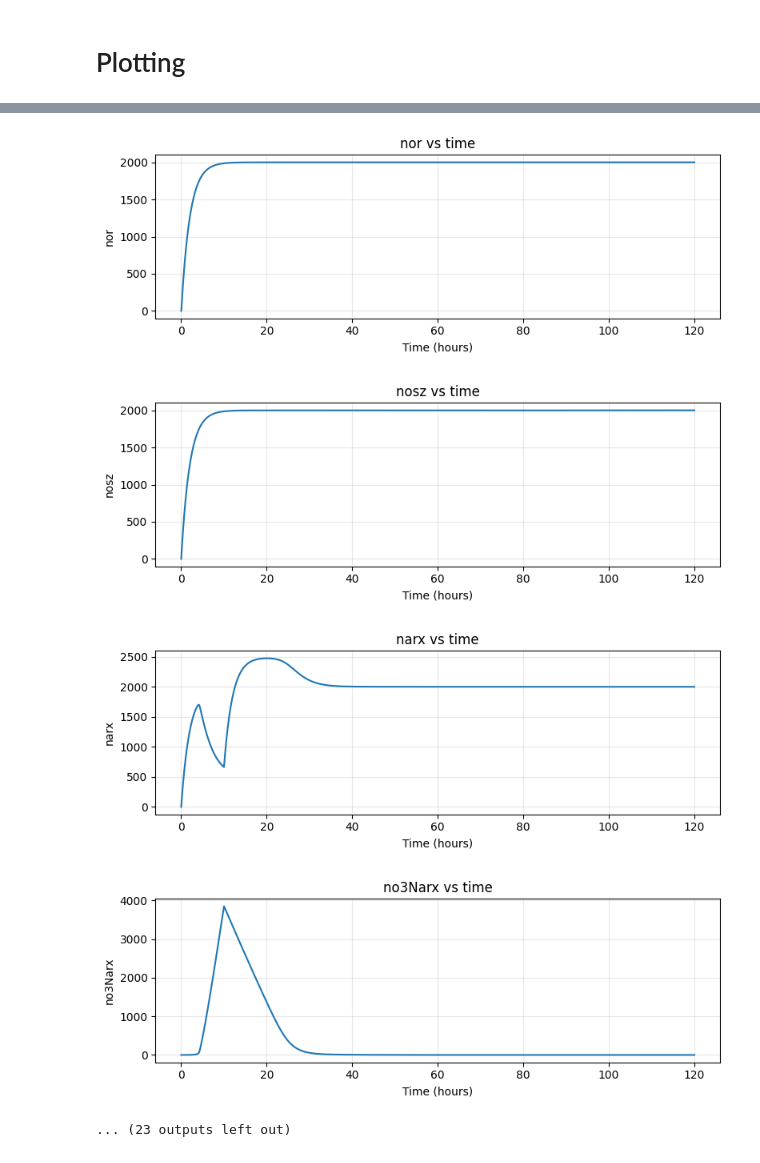
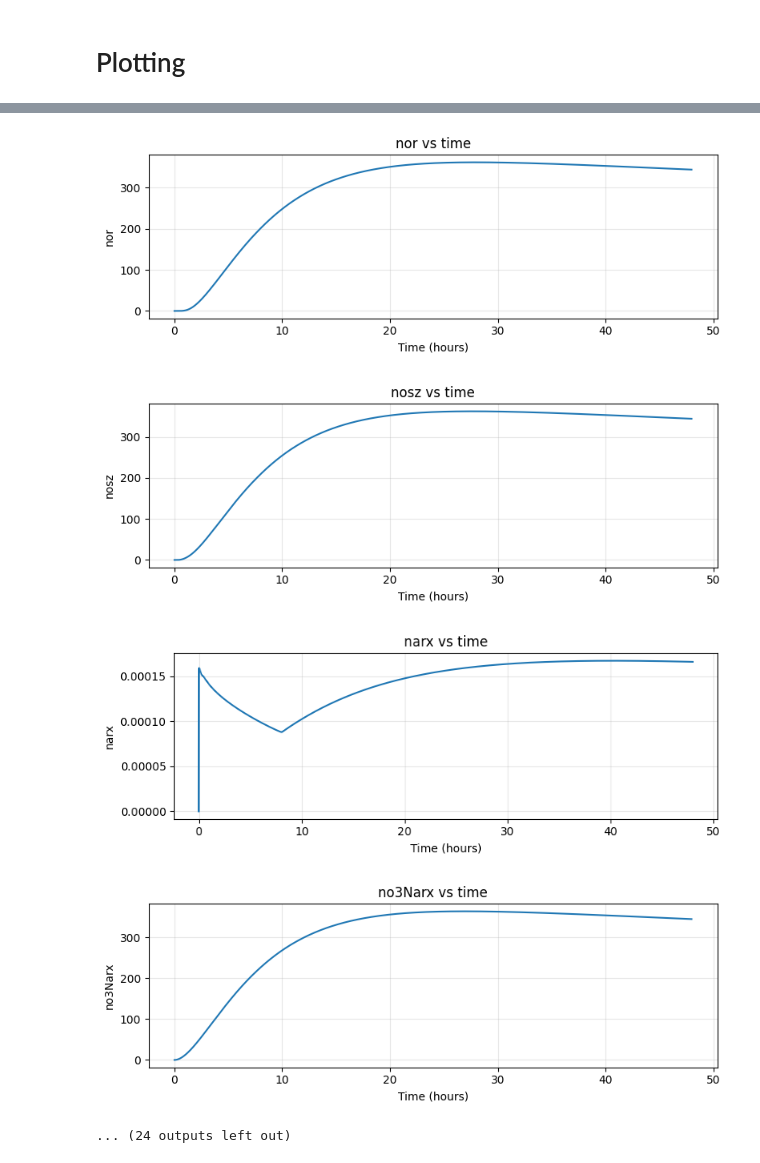
Before and after one commit to Ablacat/BME260PBL2, a Jupyter notebook: pbl2.ipynb, the cells around one changed output, grey strips where cells are left out. Drawn from its saved outputs; the diff is of its cells as text; code cells hidden in the pictures.

Commit message:
Running model (with dummy params), added ribosome resource

```diff
--- a/pbl2.ipynb
+++ b/pbl2.ipynb
@@ -277,27 +290,30 @@ def dmRNAActivateddt(_mRNA, _activator, _activatorEc50):
+# %%
+def dRibosomedt(_ribosome):
+    return - ribosomeDegradationK * _ribosome
 # %% [markdown]
 ## Total Rate Equation
 # %%
 def dYdt(_t, _y):
-    no3Extracellular, no3Cell, no2, no, n2o, n2, nr, nir, nor, nosz, narx, no3Narx, narl, narlp, norr, noNorr, norvw, norvwp, nnrr, noNnrr, hpo4Extracellular, hpo4Cell, hpo4Compartment, po4, caCell, caCompartment, ca3po4, hExtracellular, hCell, hCompartment, mRNA, nrmRNA, nirmRNA, normRNA, noszmRNA = _y
+    no3Extracellular, no3Cell, no2, no, n2o, n2, nr, nir, nor, nosz, narx, no3Narx, narl, narlp, norr, noNorr, norvw, norvwp, nnrr, noNnrr, hpo4Extracellular, hpo4Cell, hpo4Compartment, po4, caCell, caCompartment, ca3po4, hExtracellular, hCell, hCompartment, mRNA, nrmRNA, nirmRNA, normRNA, noszmRNA, ribosome = _y
     return [dNo3Extracellulardt(no3Extracellular, no3Cell),
             dNo3Celldt(no3Extracellular, no3Cell, nr, no2, hCell, narx, no3Narx),
             dNo2dt(nr, no3Cell, hCell, no2, nir, no),
             dNodt(nir, no2, hCell, no, nor, n2o, norr, noNorr, nnrr, noNnrr),
             dN2odt(nor, no, hCell, n2o, nosz, n2, norr, noNorr),
             dN2dt(nosz, n2o, hCell, n2),
-            dDenitroEnzymedt(nrmRNA, nr, nrDegradationK),
-            dDenitroEnzymedt(nirmRNA, nir, nirDegradationK),
-            dDenitroEnzymedt(normRNA, nor, norDegradationK),
-            dDenitroEnzymedt(noszmRNA, nosz, noszDegradationK),
-            dNarxdt(mRNA, narx, no3Cell, no3Narx),
+            dDenitroEnzymedt(nrmRNA, nr, nrDegradationK, ribosome),
+            dDenitroEnzymedt(nirmRNA, nir, nirDegradationK, ribosome),
+            dDenitroEnzymedt(normRNA, nor, norDegradationK, ribosome),
+            dDenitroEnzymedt(noszmRNA, nosz, noszDegradationK, ribosome),
+            dNarxdt(mRNA, narx, no3Cell, no3Narx, ribosome),
             dNo3Narxdt(no3Cell, narx, no3Narx),
-            dNarLdt(mRNA, narl, no3Narx, narlp),
+            dNarLdt(mRNA, narl, no3Narx, narlp, ribosome),
             dNarlpdt(narl, no3Narx, narlp),
-            dNorrdt(mRNA, norr, no, noNorr),
+            dNorrdt(mRNA, norr, no, noNorr, ribosome),
             dNoNorrdt(no, norr, noNorr),
-            dNorvwdt(mRNA, norvw, noNorr, norvwp),
+            dNorvwdt(mRNA, norvw, noNorr, norvwp, ribosome),
             dNorvwpdt(norvw, noNorr, norvwp),
-            dNnrrdt(mRNA, nnrr, no, noNnrr),
+            dNnrrdt(mRNA, nnrr, no, noNnrr, ribosome),
             dNoNnrrdt(no, nnrr, noNnrr),
             dHpo4Extracellulardt(hpo4Extracellular),
             dHpo4Celldt(hpo4Extracellular, hpo4Cell),
@@ -313,11 +329,12 @@ def dYdt(_t, _y):
             dmRNAActivateddt(nrmRNA, narlp, narlpEc50),
             dmRNAActivateddt(nirmRNA, narlp, narlpEc50),
             dmRNAActivateddt(normRNA, norvwp, norvwpEc50),
-            dmRNAActivateddt(noszmRNA, noNnrr, noNnrrEc50)]
+            dmRNAActivateddt(noszmRNA, noNnrr, noNnrrEc50),
+            dRibosomedt(ribosome)]
 # %% [markdown]
 # Initial Conditions
 # %%
-dummyConcentration = 10000
+dummyConcentration = 800 # uM
 
 no3Extracellular = dummyConcentration
 no3Cell = 0
@@ -354,24 +371,23 @@ nrmRNA = 0
 nirmRNA = 0
 normRNA = 0
 noszmRNA = 0
+ribosome = dummyConcentration
 # %% [markdown]
 # Simulation
 # %%
-t0, tf = 0.0, 120.0 # time span for 5 days in hours
-
-doseInterval = 12 # hours between doses
+t0, tf = 0.0, 48 # 48 hours
 
 y = [no3Extracellular, no3Cell, no2, no, n2o, n2, nr, nir, nor, nosz, narx, no3Narx, narl, narlp, norr, noNorr, norvw, norvwp, nnrr, noNnrr,
      hpo4Extracellular, hpo4Cell, hpo4Compartment, po4, caCell, caCompartment, ca3po4,
      hExtracellular, hCell, hCompartment,
-     mRNA, nrmRNA, nirmRNA, normRNA, noszmRNA]
+     mRNA, nrmRNA, nirmRNA, normRNA, noszmRNA, ribosome]
 
 T = np.arange(t0, tf, 1/60, dtype = float) # time points for ODE solver (every minute)
-sol = scipy.integrate.solve_ivp(dYdt, (t0, tf), y, method='Radau', t_eval = T) # initial ODE solution for the entire time span (every minute)
+sol = scipy.integrate.solve_ivp(dYdt, (t0, tf), y, method='LSODA', t_eval = T) # initial ODE solution for the entire time span (every minute)
 Y = sol.y.T # variable values from the solution
 
 Y = np.array(Y) # convert list to array
-T = np.array(T) # convert list to array
+T = np.array(np.arange(t0, tf, 1/60, dtype = float)) # time points for plotting (every minute)
 
 no3Extracellular = Y[:, 0]
 no3Cell = Y[:, 1]
@@ -408,6 +424,7 @@ nrmRNA = Y[:, 31]
 nirmRNA = Y[:, 32]
 normRNA = Y[:, 33]
 noszmRNA = Y[:, 34]
+ribosome = Y[:, 35]
 
 t = T
 # %% [markdown]
@@ -450,10 +467,12 @@ state_variables = [
     ("nirmRNA", nirmRNA),
     ("normRNA", normRNA),
     ("noszmRNA", noszmRNA),
+    ("ribosome", ribosome)
 ]
 for name, values in state_variables:
     plt.figure(figsize=(8, 3))
     plt.plot(t, values)
+    # plt.yscale('log')
     plt.title(f"{name} vs time")
     plt.xlabel("Time (hours)")
     plt.ylabel(name)
@@ -472,5 +491,5 @@ for name, values in state_variables:
-[figure, old version]
+[figure, new version]
-[figure, old version]
+[figure, new version]
-[figure, old version]
+[figure, new version]
-[figure, old version]
+[figure, new version]
-... (23 outputs left out)
+... (24 outputs left out)
```
Also changed, not shown: parts of 7 cells of this notebook.
